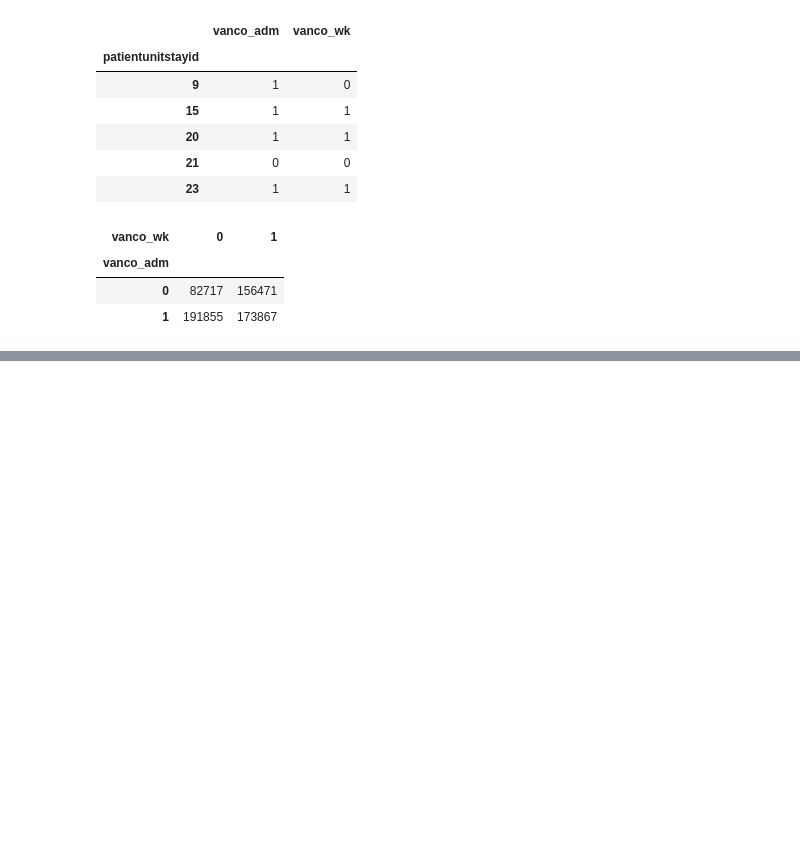
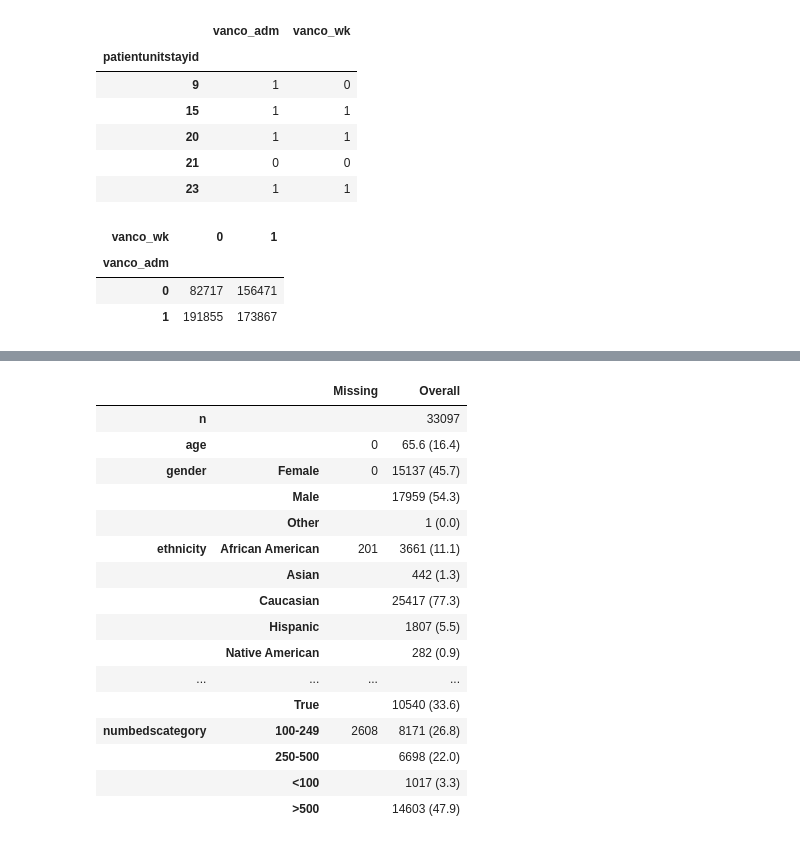
Before and after one commit to MIT-LCP/vancomycin-nephrotoxicity, a Jupyter notebook: multiple-drug-analysis.ipynb, the cells around one changed output, grey strips where cells are left out. Cells and saved outputs as stored; diff of their text form; code cells hidden in the pictures; blank space fills up the shorter version.

```diff
--- a/multiple-drug-analysis.ipynb
+++ b/multiple-drug-analysis.ipynb
@@ -157,0 +217,23 @@ Before we do that, we can get an idea of how often these drugs are administered
+# %%
+from collections import OrderedDict
+comparisons = OrderedDict()
+
+idxCefepime = df['cefepime_adm'] == 1
+idxZosyn = df['zosyn_adm'] == 1
+idxVanco = df['vanco_adm'] == 1
+idxMero = df['meropenem_adm'] == 1
+
+idxVZ = idxVanco & idxZosyn & ~idxCefepime & ~idxMero
+idxVC = idxVanco & ~idxZosyn & idxCefepime & ~idxMero
+idxVM = idxVanco & ~idxZosyn & ~idxCefepime & idxMero
+
+dd = df.copy()
+dd['abx'] = 'v+z'
+dd.loc[idxVC, 'abx'] = 'v+c'
+dd.loc[idxVM, 'abx'] = 'v+m'
+dd = dd.loc[idxVZ | idxVC | idxVM]
+
+for c in ['aki_48h', 'aki_7d', 'aki', 'hospital_mortality']:
+    dd[c] = dd[c] * 100
+print(dd.shape)
+dd.head()
@@ -157,0 +266,36 @@ Before we do that, we can get an idea of how often these drugs are administered
+# %%
+from tableone import TableOne
+
+cols = [
+    'age', 'gender', 'ethnicity', 'bmi', 'apachescore',
+    'egfr',
+    'aki_48h', 'aki_7d', 'aki',
+    'immunocompromised',
+    'abx',
+    'hospital_los_hours',
+    'hospital_disch_location',
+    'hospital_mortality',
+    'region', 'teachingstatus', 'numbedscategory'
+]
+categorical = ['ethnicity', 'gender', 'immunocompromised', 'abx', 'hospital_disch_location',
+              'region', 'teachingstatus', 'numbedscategory']
+t1 = TableOne(dd, columns=cols, categorical=categorical)
+t1
+# %% [output]
+|  |  | Missing | Overall |
+| n |  |  | 33097 |
+| age |  | 0 | 65.6 (16.4) |
+| gender | Female | 0 | 15137 (45.7) |
+|  | Male |  | 17959 (54.3) |
+|  | Other |  | 1 (0.0) |
+| ethnicity | African American | 201 | 3661 (11.1) |
+|  | Asian |  | 442 (1.3) |
+|  | Caucasian |  | 25417 (77.3) |
+|  | Hispanic |  | 1807 (5.5) |
+|  | Native American |  | 282 (0.9) |
+| ... | ... | ... | ... |
+|  | True |  | 10540 (33.6) |
+| numbedscategory | 100-249 | 2608 | 8171 (26.8) |
+|  | 250-500 |  | 6698 (22.0) |
+|  | <100 |  | 1017 (3.3) |
+|  | >500 |  | 14603 (47.9) |
```
Also changed, not shown: parts of 48 cells of this notebook.
